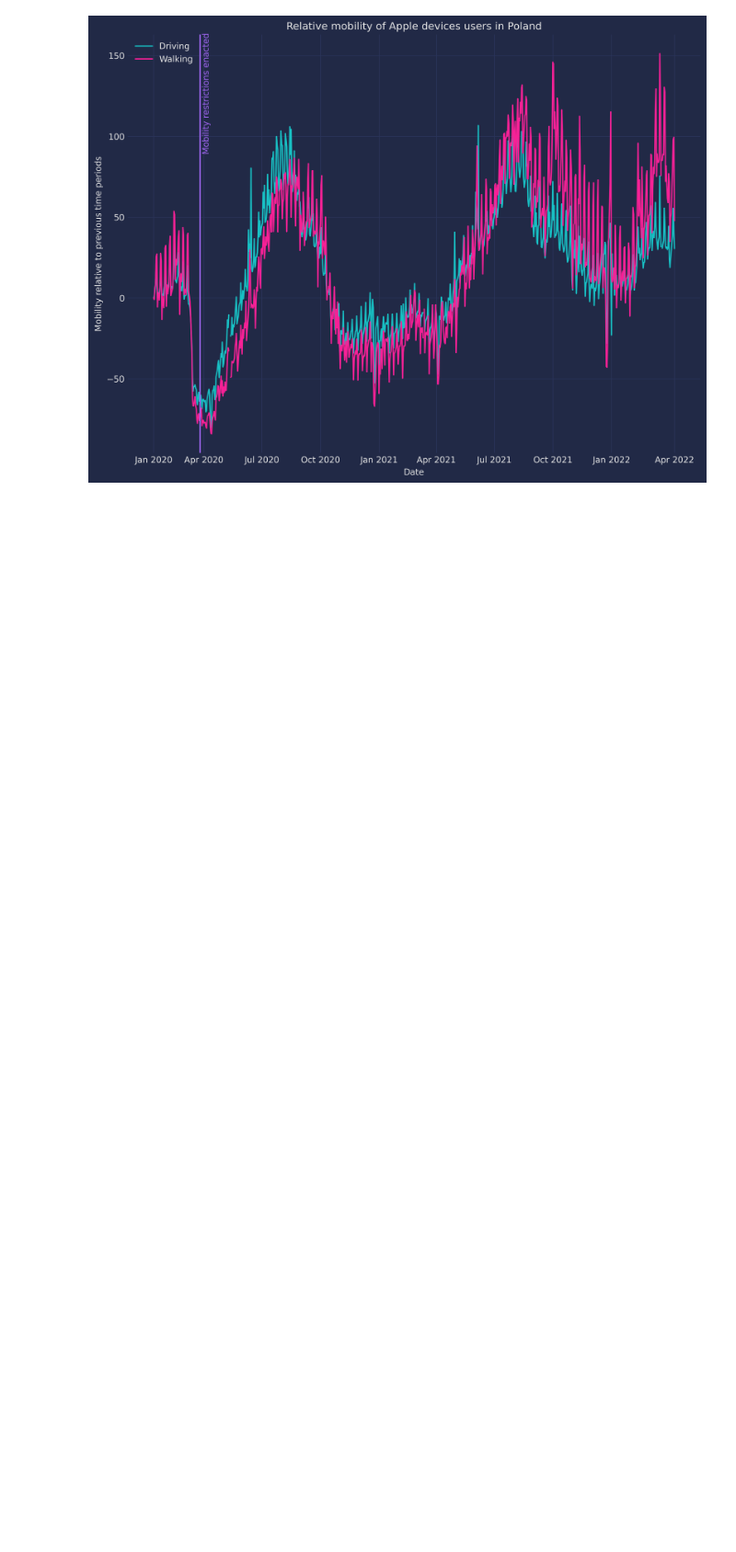
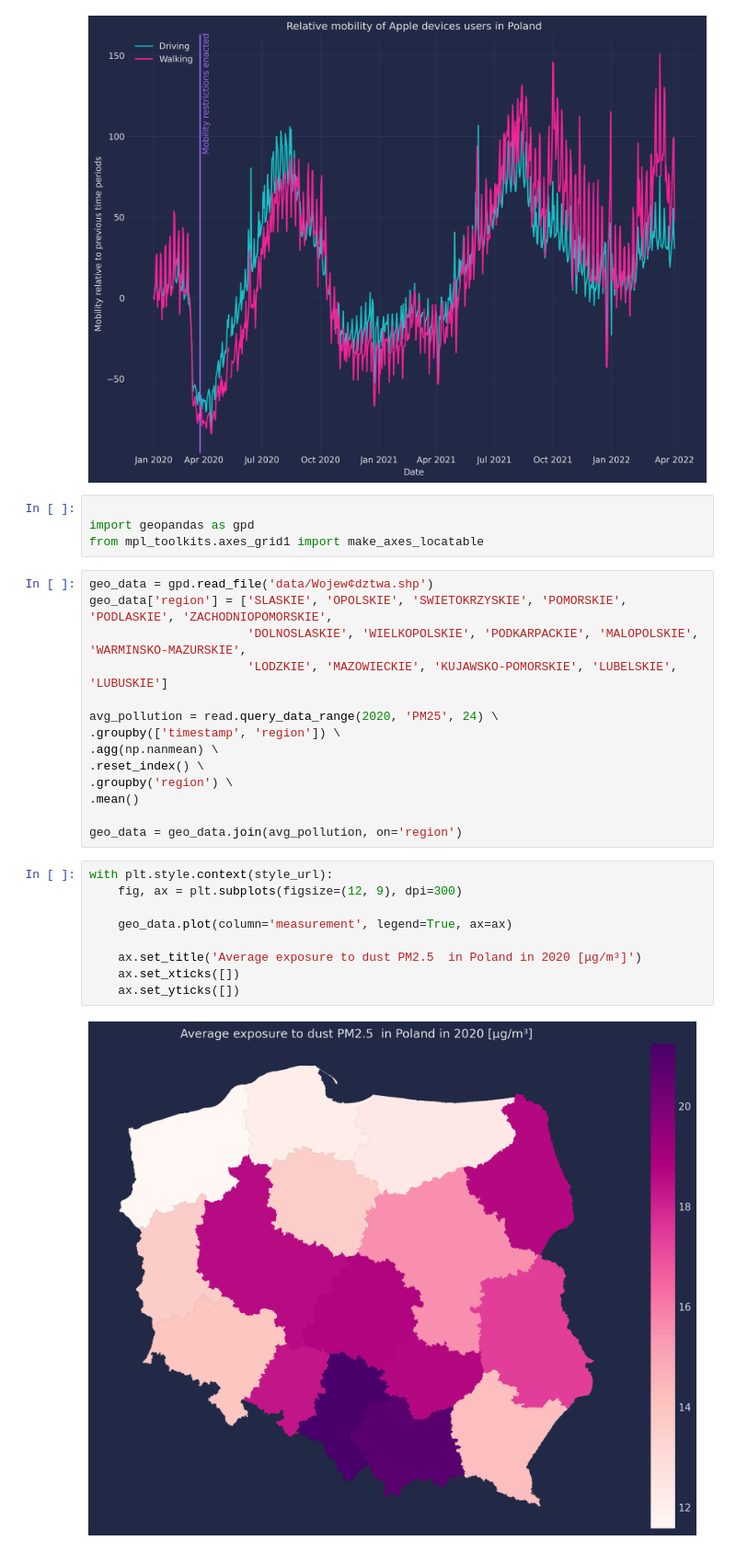
Before and after one commit to DominikRafacz/polish-air-quality-data-analysis, a Jupyter notebook: mock_plots.ipynb, the cells around one changed output. Shown at 92% size. Cells and saved outputs as stored; diff of their text form; blank space fills up the shorter version.

```diff
--- a/mock_plots.ipynb
+++ b/mock_plots.ipynb
@@ -160,3 +160,32 @@ with plt.style.context(style_url):
 plt.show()
 # %% [output]
 [figure]
+# %%
+
+import geopandas as gpd
+from mpl_toolkits.axes_grid1 import make_axes_locatable
+# %%
+geo_data = gpd.read_file('data/Wojew¢dztwa.shp')
+geo_data['region'] = ['SLASKIE', 'OPOLSKIE', 'SWIETOKRZYSKIE', 'POMORSKIE', 'PODLASKIE', 'ZACHODNIOPOMORSKIE',
+                      'DOLNOSLASKIE', 'WIELKOPOLSKIE', 'PODKARPACKIE', 'MALOPOLSKIE', 'WARMINSKO-MAZURSKIE',
+                      'LODZKIE', 'MAZOWIECKIE', 'KUJAWSKO-POMORSKIE', 'LUBELSKIE', 'LUBUSKIE']
+
+avg_pollution = read.query_data_range(2020, 'PM25', 24) \
+.groupby(['timestamp', 'region']) \
+.agg(np.nanmean) \
+.reset_index() \
+.groupby('region') \
+.mean()
+
+geo_data = geo_data.join(avg_pollution, on='region')
+# %%
+with plt.style.context(style_url):
+    fig, ax = plt.subplots(figsize=(12, 9), dpi=300)
+
+    geo_data.plot(column='measurement', legend=True, ax=ax)
+
+    ax.set_title('Average exposure to dust PM2.5  in Poland in 2020 [μg/m³]')
+    ax.set_xticks([])
+    ax.set_yticks([])
+# %% [output]
+[figure, added]
```
Also changed, not shown: parts of 1 cell of this notebook, 5 other files.
